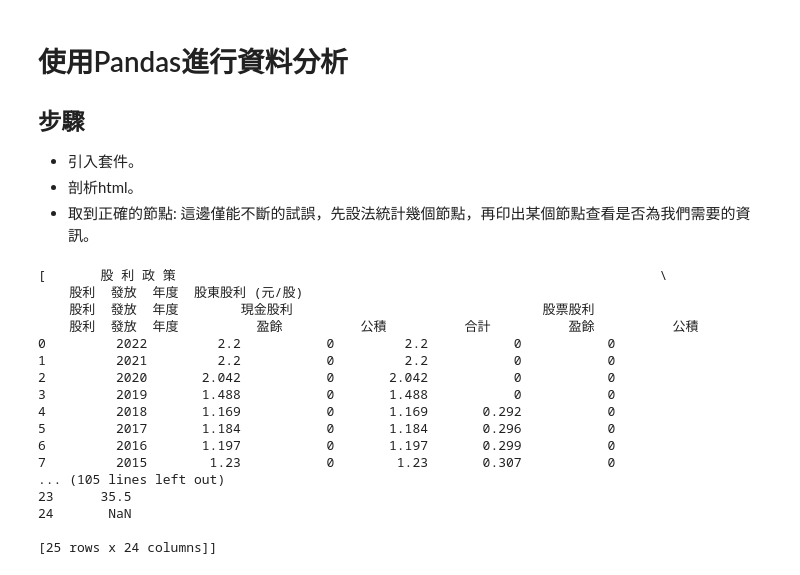
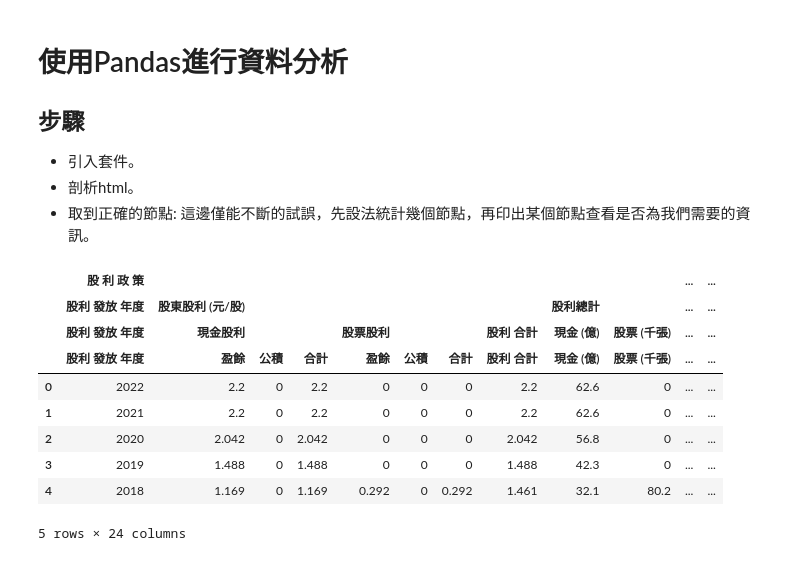
Before and after one commit to weihanchen/google-colab-python-learn, a Jupyter notebook: jupyter-examples/goodinfo_yield.ipynb, the cells around one changed output. Drawn from its saved outputs; the diff is of its cells as text; code cells hidden in the pictures.

Commit message:
[feat] head

```diff
--- a/jupyter-examples/goodinfo_yield.ipynb
+++ b/jupyter-examples/goodinfo_yield.ipynb
@@ -56,25 +56,22 @@ NameError: ignored
 - 取到正確的節點: 這邊僅能不斷的試誤，先設法統計幾個節點，再印出某個節點查看是否為我們需要的資訊。
 # %%
 import pandas
+import datetime
+
 
 
 dfs = pandas.read_html(data.prettify())
-print(dfs)
+node = dfs[0]
+
+node.head(5)
 # %% [output]
+|  | 股 利 政 策 |  |  |  |  |  |  |  |  |  | ... | ... |
+|  | 股利 發放 年度 | 股東股利 (元/股) |  |  |  |  |  |  | 股利總計 |  | ... | ... |
+|  | 股利 發放 年度 | 現金股利 |  |  | 股票股利 |  |  | 股利 合計 | 現金 (億) | 股票 (千張) | ... | ... |
+|  | 股利 發放 年度 | 盈餘 | 公積 | 合計 | 盈餘 | 公積 | 合計 | 股利 合計 | 現金 (億) | 股票 (千張) | ... | ... |
+| 0 | 2022 | 2.2 | 0 | 2.2 | 0 | 0 | 0 | 2.2 | 62.6 | 0 | ... | ... |
+| 1 | 2021 | 2.2 | 0 | 2.2 | 0 | 0 | 0 | 2.2 | 62.6 | 0 | ... | ... |
+| 2 | 2020 | 2.042 | 0 | 2.042 | 0 | 0 | 0 | 2.042 | 56.8 | 0 | ... | ... |
+| 3 | 2019 | 1.488 | 0 | 1.488 | 0 | 0 | 0 | 1.488 | 42.3 | 0 | ... | ... |
+| 4 | 2018 | 1.169 | 0 | 1.169 | 0.292 | 0 | 0.292 | 1.461 | 32.1 | 80.2 | ... | ... |
-[       股 利 政 策                                                              \
-    股利  發放  年度  股東股利 (元/股)
-    股利  發放  年度        現金股利                                股票股利
-    股利  發放  年度          盈餘          公積          合計          盈餘          公積
-0         2022         2.2           0         2.2           0           0
-1         2021         2.2           0         2.2           0           0
-2         2020       2.042           0       2.042           0           0
-3         2019       1.488           0       1.488           0           0
-4         2018       1.169           0       1.169       0.292           0
-5         2017       1.184           0       1.184       0.296           0
-6         2016       1.197           0       1.197       0.299           0
-7         2015        1.23           0        1.23       0.307           0
-... (105 lines left out)
-23      35.5
-24       NaN
-
-[25 rows x 24 columns]]
+5 rows × 24 columns
```
Also changed, not shown: parts of 1 cell of this notebook.
